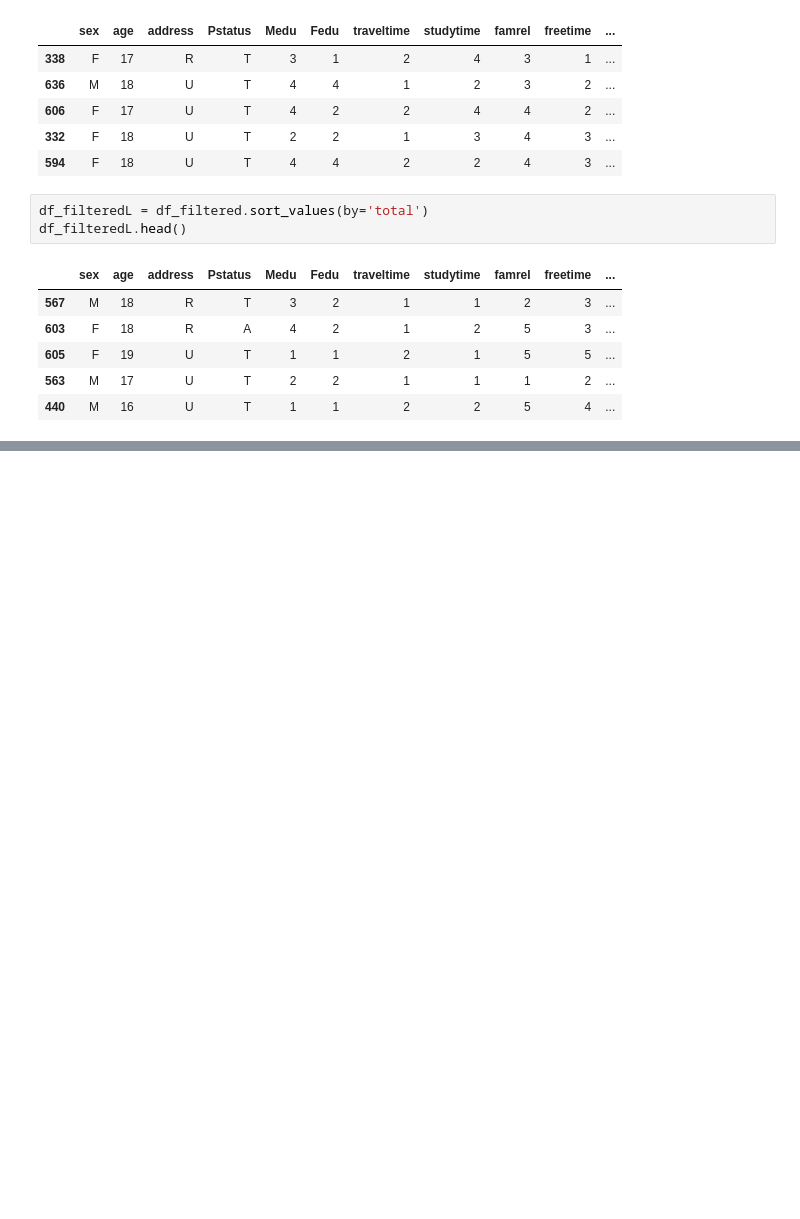
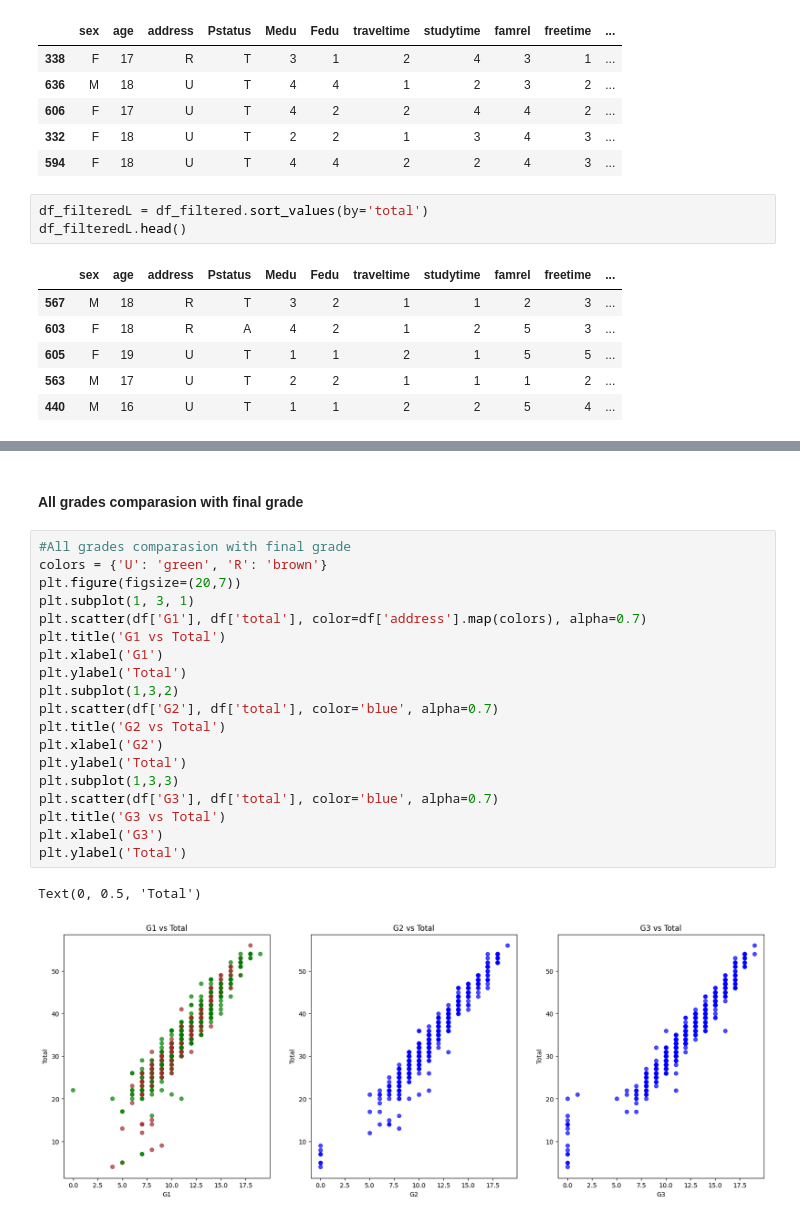
Before and after one commit to VBritis/EDA-StudentPerformance, a Jupyter notebook: EDA.ipynb, the cells around one changed output, grey strips where cells are left out. Saved outputs shown, nothing was run; the diff lists cells and outputs as text; blank space fills up the shorter version.

```diff
--- a/EDA.ipynb
+++ b/EDA.ipynb
@@ -115,0 +158,25 @@ plt.show()
+# %% [markdown]
+
+#### All grades comparasion with final grade
+# %%
+#All grades comparasion with final grade
+colors = {'U': 'green', 'R': 'brown'}
+plt.figure(figsize=(20,7))
+plt.subplot(1, 3, 1)
+plt.scatter(df['G1'], df['total'], color=df['address'].map(colors), alpha=0.7)
+plt.title('G1 vs Total')
+plt.xlabel('G1')
+plt.ylabel('Total')
+plt.subplot(1,3,2)
+plt.scatter(df['G2'], df['total'], color='blue', alpha=0.7)
+plt.title('G2 vs Total')
+plt.xlabel('G2')
+plt.ylabel('Total')
+plt.subplot(1,3,3)
+plt.scatter(df['G3'], df['total'], color='blue', alpha=0.7)
+plt.title('G3 vs Total')
+plt.xlabel('G3')
+plt.ylabel('Total')
+# %% [output]
+Text(0, 0.5, 'Total')
+[figure, added]
```
Also changed, not shown: parts of 7 cells of this notebook.
